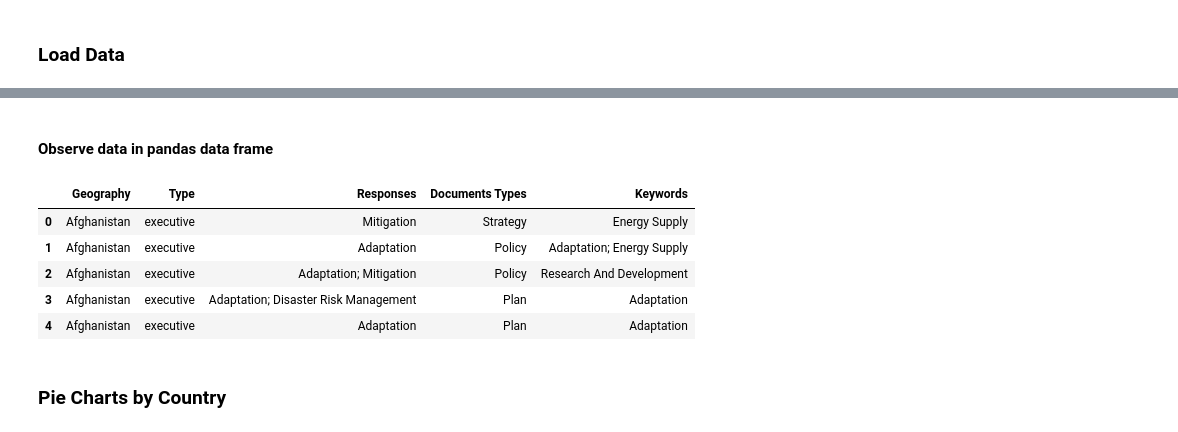
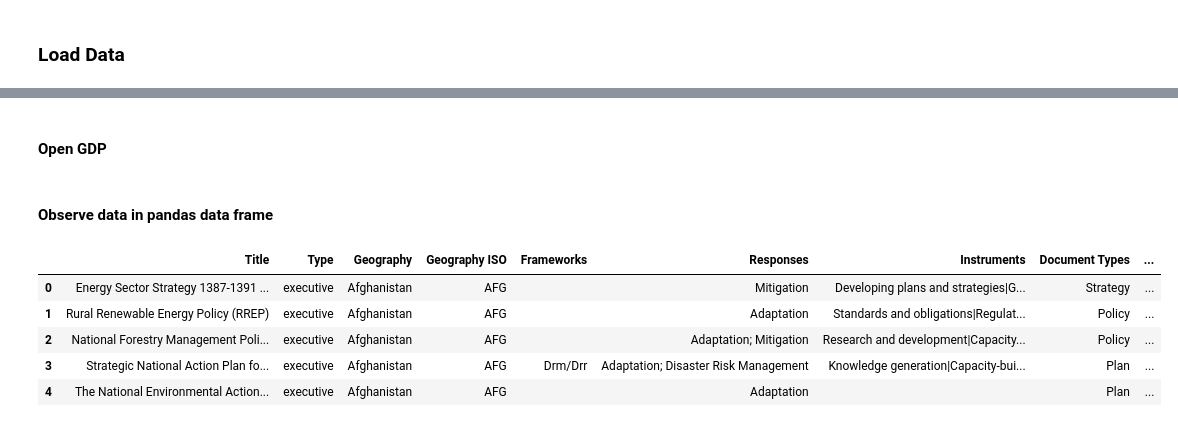
Before and after one commit to maha4028/CU-Boulder-RA-Spring-2022, a Jupyter notebook: main.ipynb, the cells around one changed output, grey strips where cells are left out. Cells and saved outputs as stored; diff of their text form; code cells hidden in the pictures.

```diff
--- a/main.ipynb
+++ b/main.ipynb
@@ -12,12 +12,12 @@ headers = f.readline()
 line = f.readline()
 while line:
     line = line.strip().split(",")
-    new_line = []
-    new_line.append(line[2])
-    new_line.append(line[1])
-    new_line.append(line[5])
-    new_line.append(line[7])
-    new_line.append(line[9])
-    df.append(new_line)
+#     new_line = []
+#     new_line.append(line[2])
+#     new_line.append(line[1])
+#     new_line.append(line[5])
+#     new_line.append(line[7])
+#     new_line.append(line[9])
+    df.append(line)
     line = f.readline()
 f.close()
@@ -23,0 +26,2 @@ f.close()
+# %% [markdown]
+#### Open GDP
@@ -25,15 +42,14 @@ f.close()
 #### Observe data in pandas data frame
 # %%
 import pandas as pd
-pddf = pd.DataFrame(df, columns=['Geography', 'Type', 'Responses', 'Documents Types', 'Keywords'])
+x = pd.DataFrame(df, columns=['Title', 'Type', 'Geography', 'Geography ISO', 'Frameworks', 'Responses',
+                                 'Instruments', 'Document Types','Natural Hazards', 'Keywords', 'Sectors', 'Events'])
 # %%
-pddf.head()
+x.head()
 # %% [output]
-|  | Geography | Type | Responses | Documents Types | Keywords |
-| 0 | Afghanistan | executive | Mitigation | Strategy | Energy Supply |
-| 1 | Afghanistan | executive | Adaptation | Policy | Adaptation; Energy Supply |
-| 2 | Afghanistan | executive | Adaptation; Mitigation | Policy | Research And Development |
-| 3 | Afghanistan | executive | Adaptation; Disaster Risk Management | Plan | Adaptation |
-| 4 | Afghanistan | executive | Adaptation | Plan | Adaptation |
+|  | Title | Type | Geography | Geography ISO | Frameworks | Responses | Instruments | Document Types | ... |
+| 0 | Energy Sector Strategy 1387-1391 ... | executive | Afghanistan | AFG |  | Mitigation | Developing plans and strategies|G... | Strategy | ... |
+| 1 | Rural Renewable Energy Policy (RREP) | executive | Afghanistan | AFG |  | Adaptation | Standards and obligations|Regulat... | Policy | ... |
+| 2 | National Forestry Management Poli... | executive | Afghanistan | AFG |  | Adaptation; Mitigation | Research and development|Capacity... | Policy | ... |
+| 3 | Strategic National Action Plan fo... | executive | Afghanistan | AFG | Drm/Drr | Adaptation; Disaster Risk Management | Knowledge generation|Capacity-bui... | Plan | ... |
+| 4 | The National Environmental Action... | executive | Afghanistan | AFG |  | Adaptation |  | Plan | ... |
-# %% [markdown]
-### Pie Charts by Country
```
Also changed, not shown: parts of 23 cells of this notebook, 1 other file.
